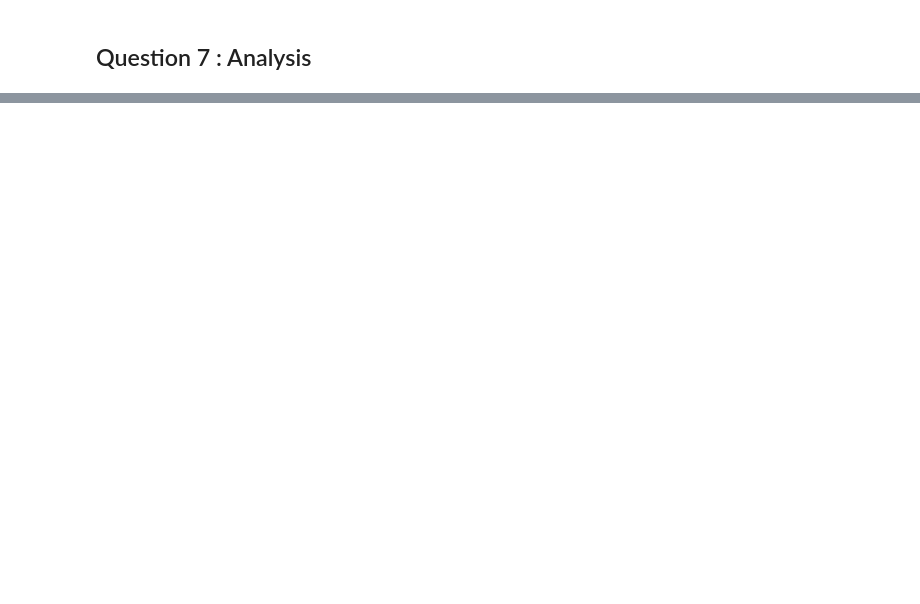
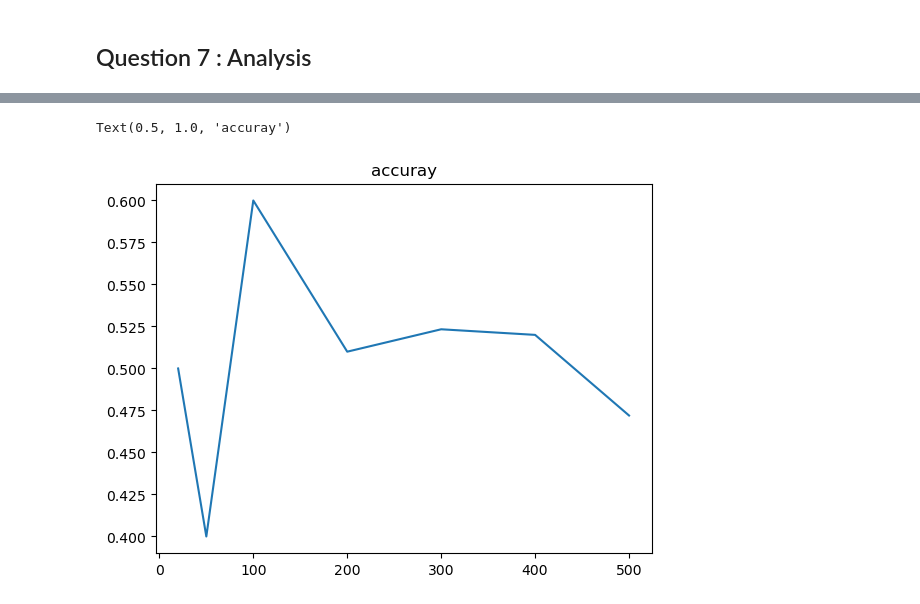
Before and after one commit to TheUndercover01/Probability---IT302, a Jupyter notebook: Lab-1/Ayush_DeshmukhLab1.ipynb, the cells around one changed output, grey strips where cells are left out. Saved outputs shown, nothing was run; the diff lists cells and outputs as text; code cells hidden in the pictures; blank space fills up the shorter version.

```diff
--- a/Lab-1/Ayush_DeshmukhLab1.ipynb
+++ b/Lab-1/Ayush_DeshmukhLab1.ipynb
@@ -231,0 +232,7 @@ record
+# %%
+plt.plot([20,50,100,200,300,400,500] , [record[20]['accuracy'],record[50]['accuracy'],record[100]['accuracy'],record[200]['accuracy'],record[300]['accuracy'],record[400]['accuracy'],
+                                       record[500]['accuracy']])
+plt.title('accuray')
+# %% [output]
+Text(0.5, 1.0, 'accuray')
+[figure, added]
```
Also changed, not shown: parts of 23 cells of this notebook.
